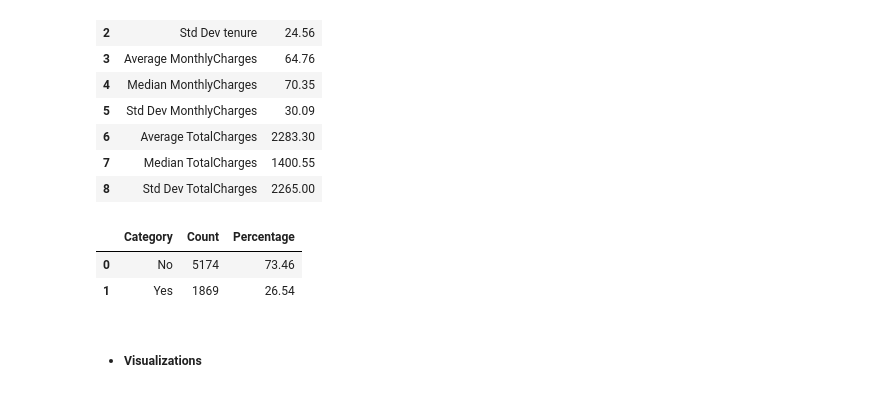
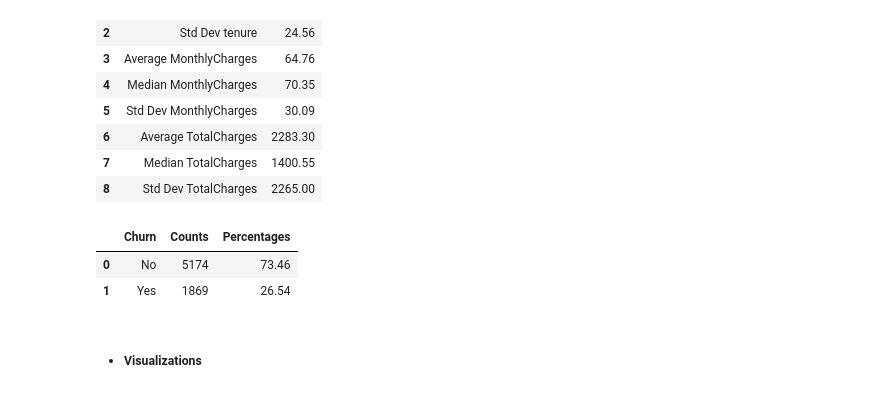
Before and after one commit to makina0928/Data-Science-Project, a Jupyter notebook: notebooks/EDA_Notebook.ipynb, the cells around one changed output. Drawn from its saved outputs; the diff is of its cells as text; code cells hidden in the pictures.

```diff
--- a/notebooks/EDA_Notebook.ipynb
+++ b/notebooks/EDA_Notebook.ipynb
@@ -385,11 +385,11 @@ key_metrics_df
 | 8 | Std Dev TotalCharges | 2265.00 |
 # %%
 # Call the function and get the results
-results = calculate_status_distribution(df, column_name='Churn')
+churn_rate_df = calculate_status_distribution(df, column_name='Churn')
 
-distribution_df
+churn_rate_df
 # %% [output]
-|  | Category | Count | Percentage |
+|  | Churn | Counts | Percentages |
 | 0 | No | 5174 | 73.46 |
 | 1 | Yes | 1869 | 26.54 |
 # %% [markdown]
```
Also changed, not shown: parts of 28 cells of this notebook, 3 other files.
